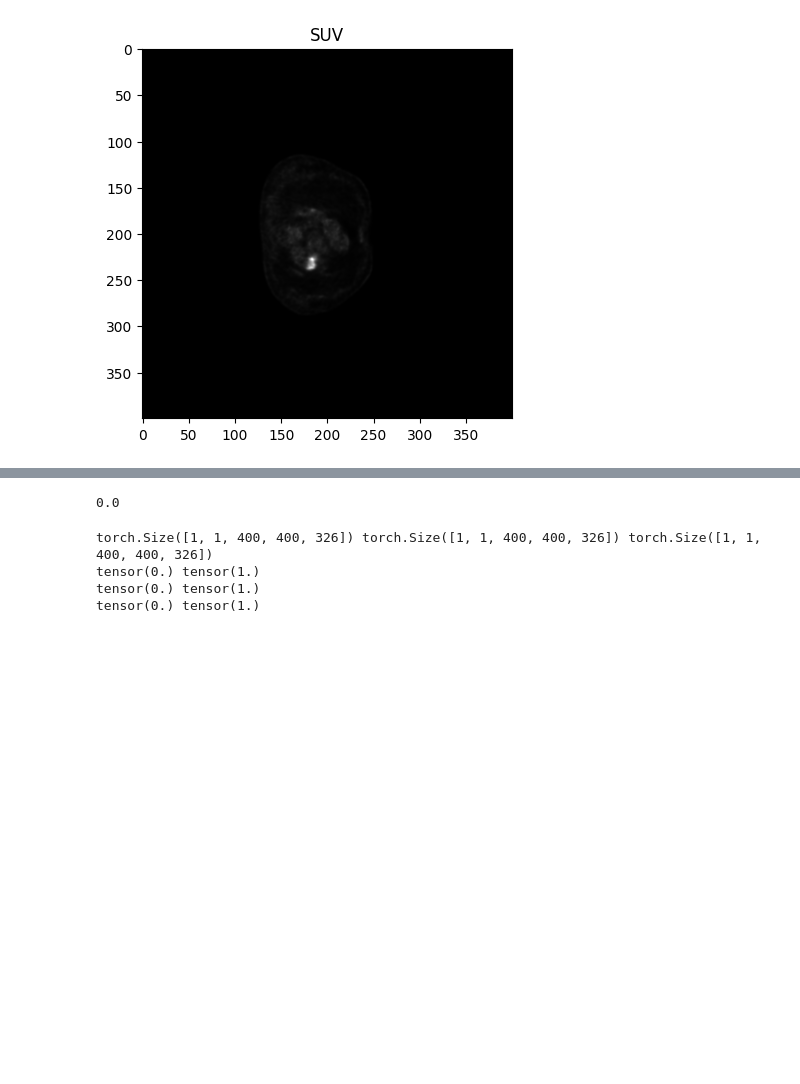
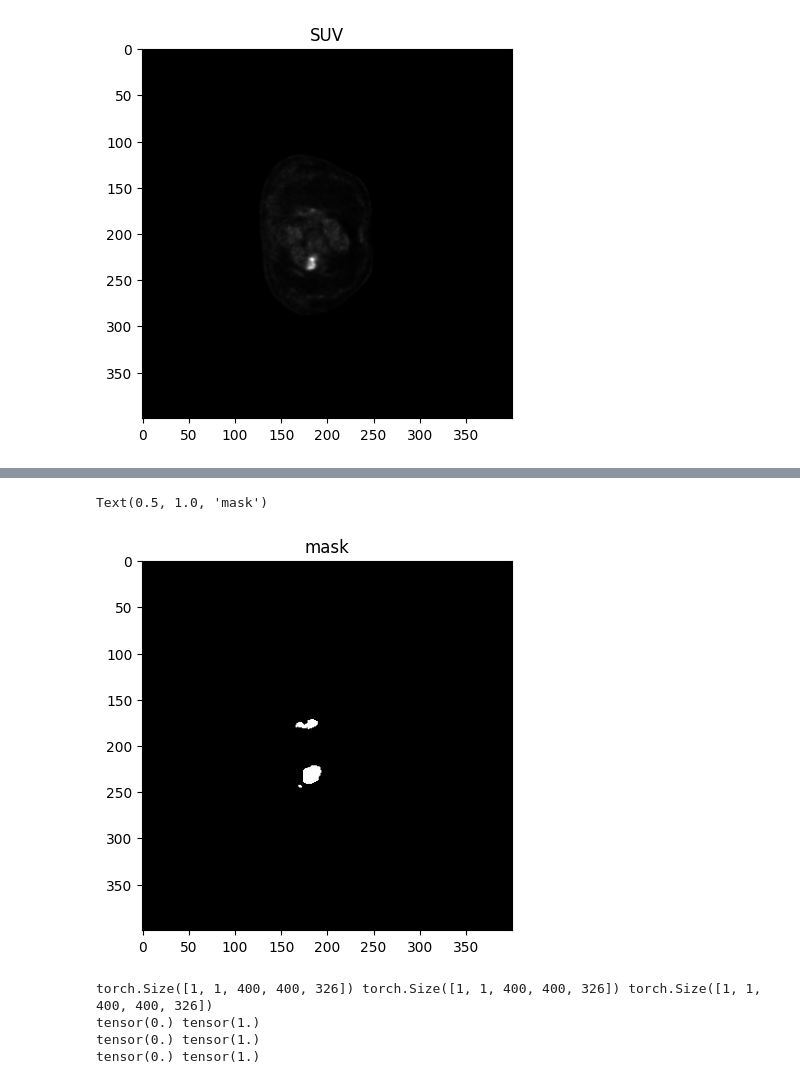
Before and after one commit to MohamedAlaaAli/petctUnet, a Jupyter notebook: research/01_vis.ipynb, the cells around one changed output, grey strips where cells are left out. Drawn from its saved outputs; the diff is of its cells as text; code cells hidden in the pictures; blank space fills up the shorter version.

```diff
--- a/research/01_vis.ipynb
+++ b/research/01_vis.ipynb
@@ -4,7 +4,7 @@ import os
 from pathlib import Path
 import matplotlib.pyplot as plt
 
-PATH = "/home/muhamed/mntdrive/zips/FDG-PET-CT-Lesions"
+PATH = "/home/muhamed/mntdrive/zips/FDG-PET-CT-Lesions/PETCT_4d7b745a7b/01-23-2003-NA-PET-CT Ganzkoerper  primaer mit KM-29523"
 # %%
 pths = [os.path.join(Path(PATH), p) for p in os.listdir(PATH)]
 # %%
@@ -77,7 +71,9 @@ Text(0.5, 1.0, 'SUV')
 # %%
-nibs[].get_fdata()[:, 200, :].min()
+plt.imshow(nibs[3].get_fdata()[:, :, 200], cmap="gray")
+plt.title("mask")
 # %% [output]
-0.0
+Text(0.5, 1.0, 'mask')
+[figure, added]
 # %%
 import os
 import torch
```
Also changed, not shown: parts of 3 cells of this notebook.
